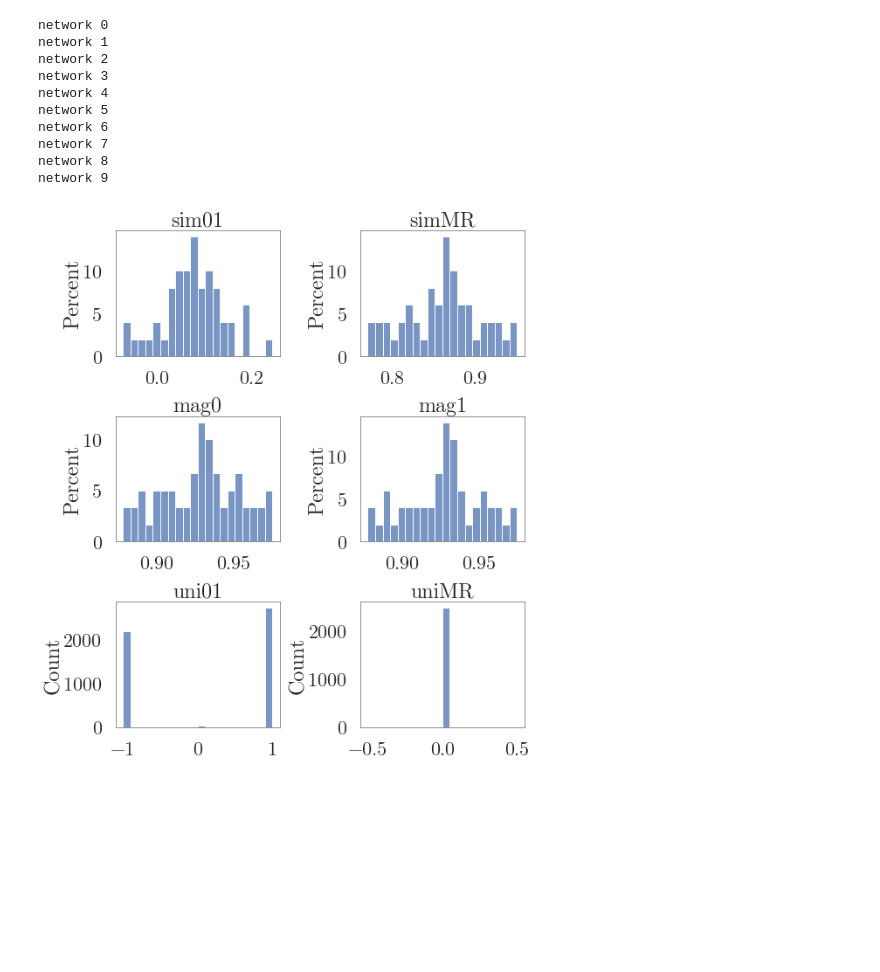
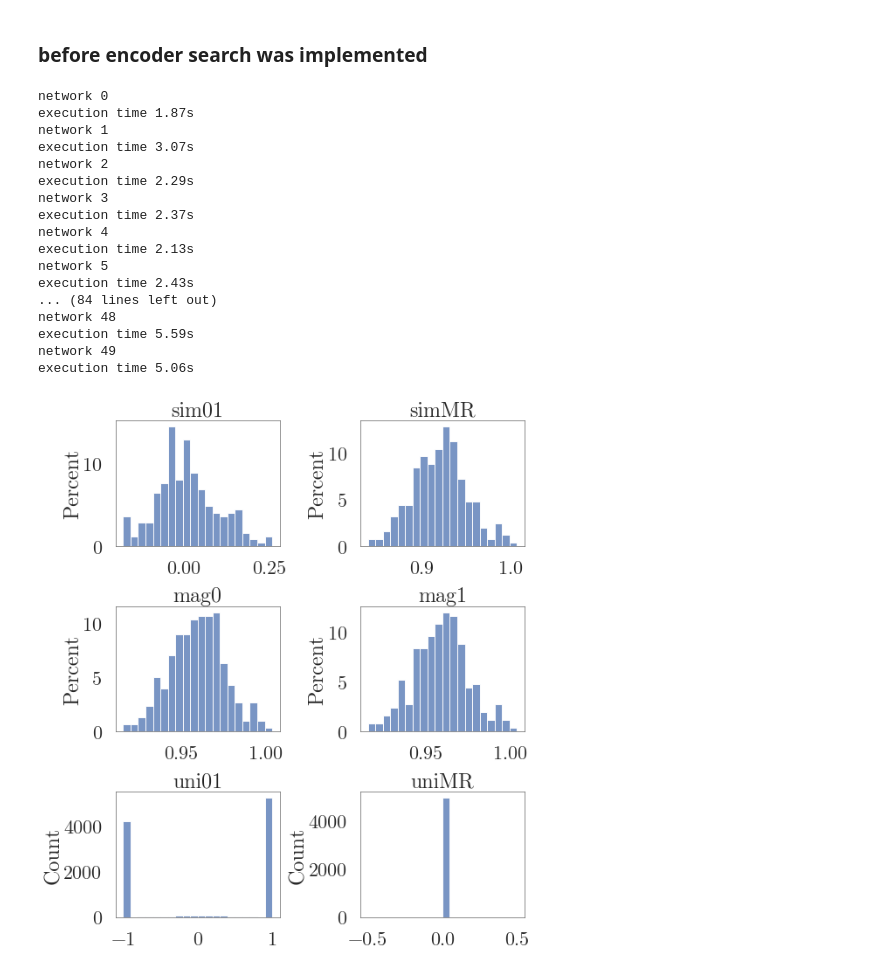
Before and after one commit to psipeter/trust-game, a Jupyter notebook: SSP.ipynb, the cells around one changed output. Saved outputs shown, nothing was run; the diff lists cells and outputs as text; code cells hidden in the pictures; blank space fills up the shorter version.

```diff
--- a/SSP.ipynb
+++ b/SSP.ipynb
@@ -464,19 +381,21 @@ class NQ():
             self.sM = self.simulator.data[self.network.p_state][-1]
             self.spikesM = self.simulator.data[self.network.p_spikes][-1]
 # %%
-def test_NQstates(n_neurons, n_array, sparsity, ssp_dim, n_networks, player="investor",
+def test_NQstates(n_neurons, n_array, dim, n_networks, player="investor",
         T=0.1, tR=0.01, turn_exp=1, coin_exp=1,
         gate_mode="direct", memory_mode="direct", cleanup_mode=None):
     columns = ("seed", "turn", "sim01", "simMR", "mag0", "mag1")
     dfs = []
     for n in range(n_networks):
         print(f"network {n}")
-        net = NQ(player=player, seed=n, n_neurons=n_neurons, n_array=n_array,
-                sparsity=sparsity, ssp_dim=ssp_dim,
+        net = NQ(player=player, seed=n, n_neurons=n_neurons, n_array=n_array, dim=dim,
                 t1=T, t2=T, t3=T, tR=tR,
                 turn_exp=turn_exp, coin_exp=coin_exp,
                 gate_mode=gate_mode, memory_mode=memory_mode, cleanup_mode=cleanup_mode)
+        start_time = time.time()
         net.play()
+        end_time = time.time()
+        print(f"execution time {end_time - start_time:.3}s")
         uni01s = []
         uniMRs = []
         for t in range(6):
@@ -504,16 +496,26 @@ def test_NQstates(n_neurons, n_array, sparsity, ssp_dim, n_networks, player="inv
+# %% [markdown]
+### before encoder search was implemented
 # %%
-test_NQstates(5000, None, 0.1, 100, 10, T=0.1, tR=0.01,
-    memory_mode="direct", cleanup_mode=None)
+test_NQstates(5000, 500, 0.2, 100, 50, T=0.1, tR=0.01,
+    turn_exp=3, coin_exp=0.1,
+    gate_mode="direct", memory_mode="direct", cleanup_mode=None)
 # %% [output]
 network 0
+execution time 1.87s
 network 1
+execution time 3.07s
 network 2
+execution time 2.29s
 network 3
+execution time 2.37s
 network 4
+execution time 2.13s
 network 5
-network 6
-network 7
-network 8
-network 9
+execution time 2.43s
+... (84 lines left out)
+network 48
+execution time 5.59s
+network 49
+execution time 5.06s
-[figure, old version]
+[figure, new version]
 # %%
```
Also changed, not shown: parts of 18 cells of this notebook, 6 other files.
